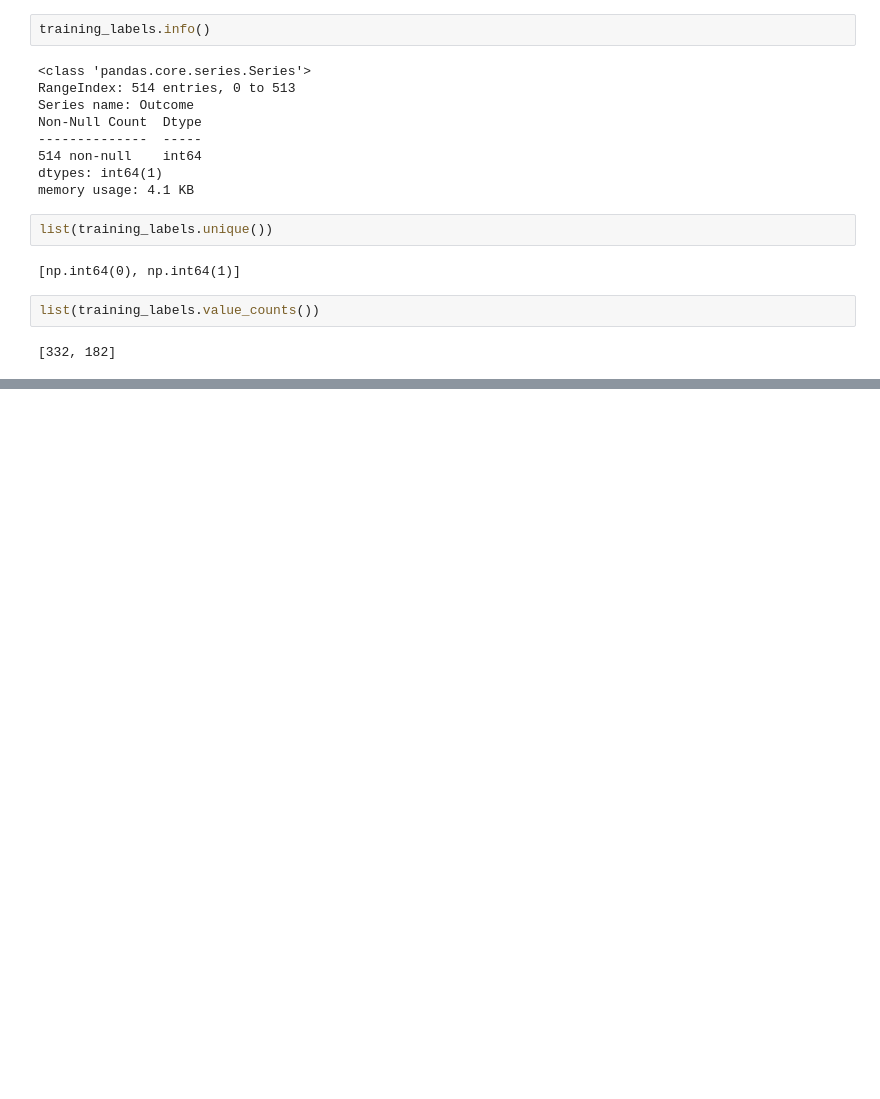
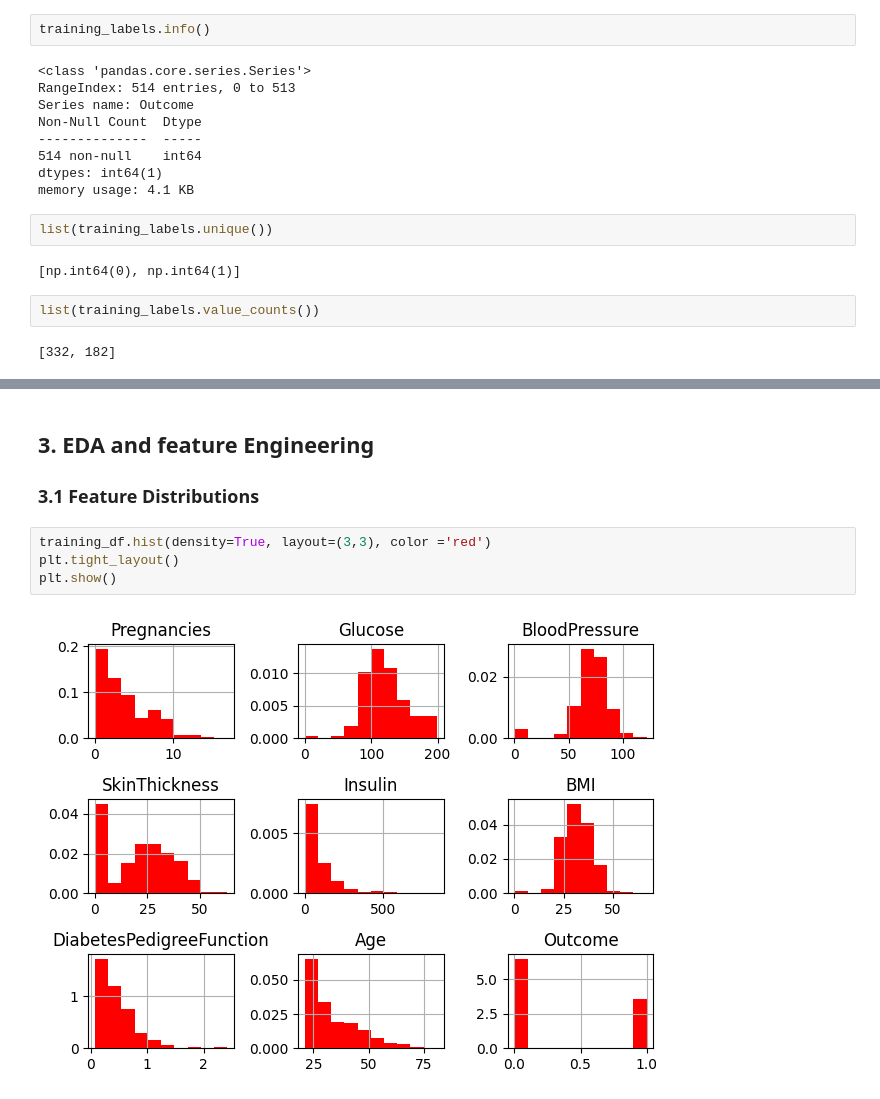
Before and after one commit to 4GeeksAcademy/Madesh-ML-web-app-using-Flask, a Jupyter notebook: src/Madesh_solution.ipynb, the cells around one changed output, grey strips where cells are left out. Saved outputs shown, nothing was run; the diff lists cells and outputs as text; blank space fills up the shorter version.

```diff
--- a/src/Madesh_solution.ipynb
+++ b/src/Madesh_solution.ipynb
@@ -228,0 +296,9 @@ list(training_labels.value_counts())
+# %% [markdown]
+## 3. EDA and feature Engineering
+### 3.1 Feature Distributions
+# %%
+training_df.hist(density=True, layout=(3,3), color ='red')
+plt.tight_layout()
+plt.show()
+# %% [output]
+[figure, added]
```
Also changed, not shown: parts of 72 cells of this notebook, 3 other files.
